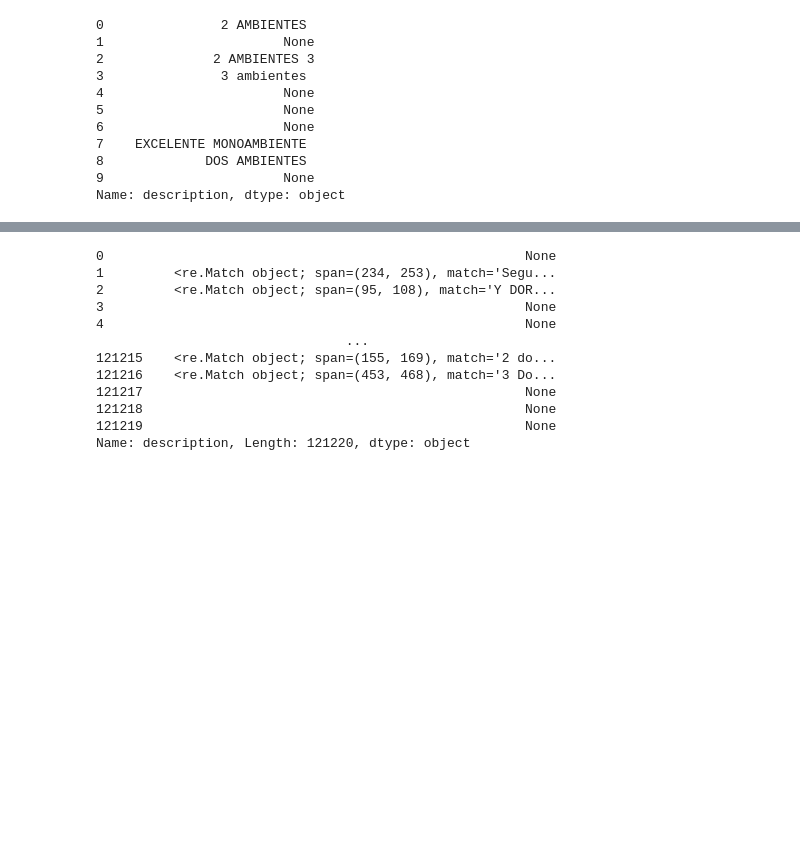
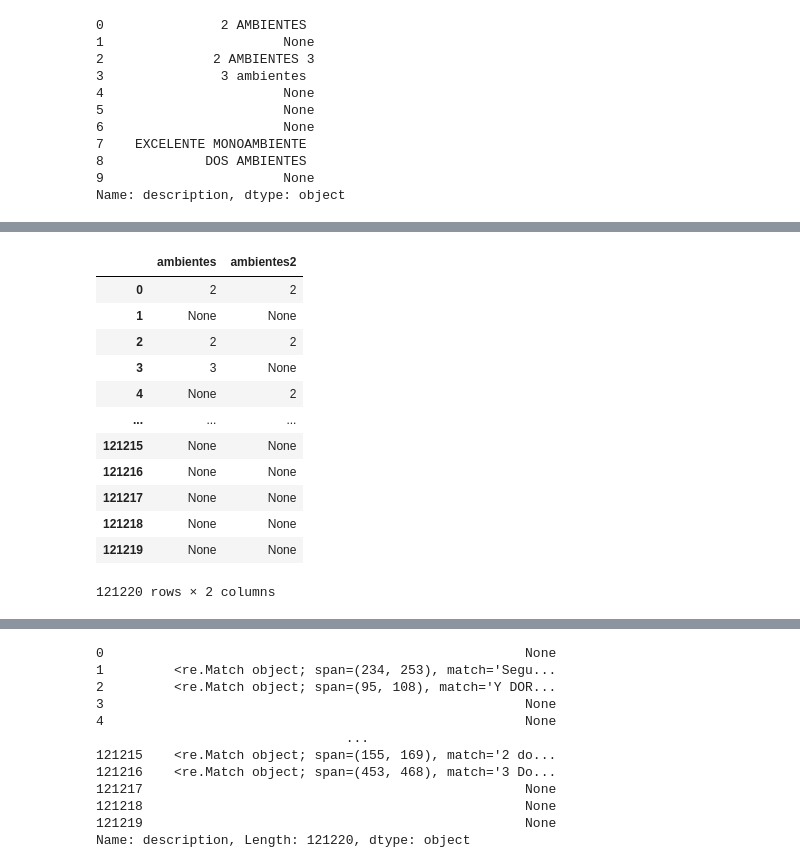
Before and after one commit to FernandoCastroSaia/DH, a Jupyter notebook: TP martin.ipynb, the cells around one changed output, grey strips where cells are left out. Cells and saved outputs as stored; diff of their text form; code cells hidden in the pictures; blank space fills up the shorter version.

```diff
--- a/TP martin.ipynb
+++ b/TP martin.ipynb
@@ -149,0 +170,9 @@ Index(['Unnamed: 0', 'operation', 'property_type', 'place_name',
+# %%
+pattern_nro_ambientes = "(?P<nro_ambientes>\d)"
+regex_nro_ambientes = re.compile(pattern_nro_ambientes)
+
+resultado_nro_amb = data_ambientes['ambientes'].apply(lambda x: regex_nro_ambientes.search(x))
+# [('ambientes', 'ambientes2')]
+nro_amb_match = resultado_nro_amb.apply(lambda x: x if x is None else x.group('nro_ambientes'))
+
+nro_amb_match
@@ -149,0 +192,10 @@ Index(['Unnamed: 0', 'operation', 'property_type', 'place_name',
+# %%
+pattern_nro_ambientes = "(?P<nro_ambientes>\d)"
+regex_nro_ambientes = re.compile(pattern_nro_ambientes)
+
+resultado_nro_amb2 = data_ambientes['ambientes2'].apply(lambda x: regex_nro_ambientes.search(x))
+
+nro_amb_match2 = resultado_nro_amb2.apply(lambda x: x if x is None else x.group('nro_ambientes'))
+
+type(nro_amb_match2)
+nro_amb_match2
@@ -149,0 +215,18 @@ Index(['Unnamed: 0', 'operation', 'property_type', 'place_name',
+# %%
+df_amb = pd.DataFrame([nro_amb_match, nro_amb_match2])
+df_ambientes = df_amb.T
+df_ambientes
+# %% [output]
+|  | ambientes | ambientes2 |
+| 0 | 2 | 2 |
+| 1 | None | None |
+| 2 | 2 | 2 |
+| 3 | 3 | None |
+| 4 | None | 2 |
+| ... | ... | ... |
+| 121215 | None | None |
+| 121216 | None | None |
+| 121217 | None | None |
+| 121218 | None | None |
+| 121219 | None | None |
+121220 rows × 2 columns
```
Also changed, not shown: parts of 25 cells of this notebook.
